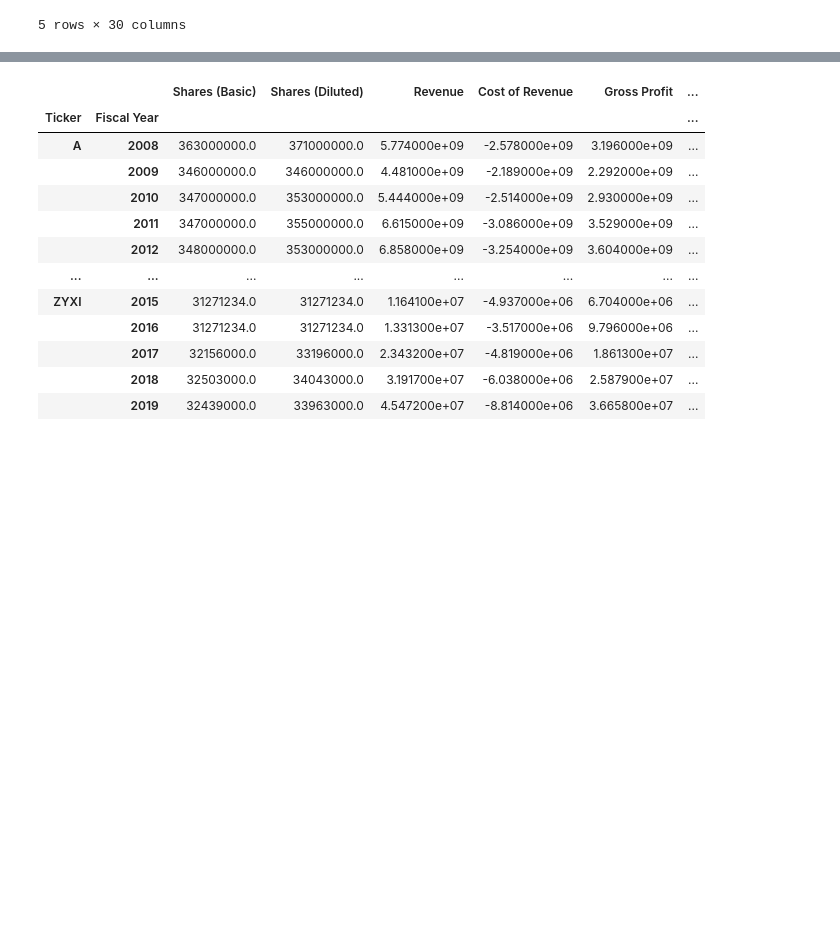
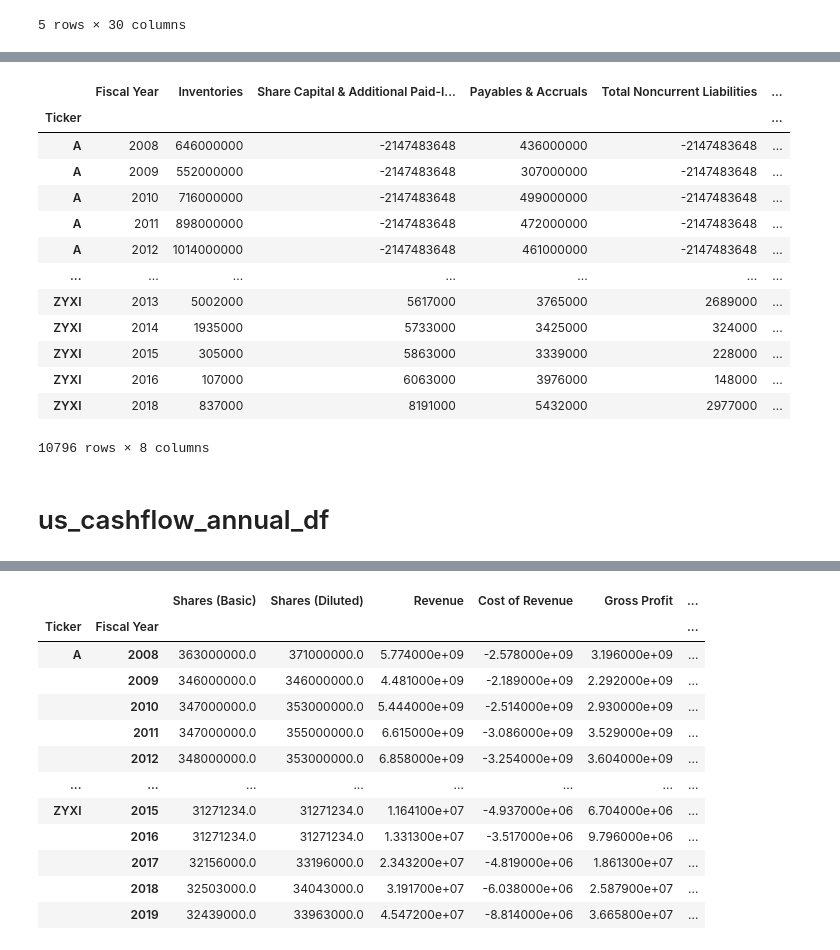
Before and after one commit to MuayThaiLegz/ScientificMethod_ForInvesting-, a Jupyter notebook: barrnun.ipynb, the cells around one changed output, grey strips where cells are left out. Drawn from its saved outputs; the diff is of its cells as text; code cells hidden in the pictures; blank space fills up the shorter version.

```diff
--- a/barrnun.ipynb
+++ b/barrnun.ipynb
@@ -75,9 +48,11 @@ us_balance_annual = pd.read_csv(
     Path('us-balance-annual.csv'),
     parse_dates=True,
     infer_datetime_format=True,
-    delimiter=';'
+    delimiter=';',
+
 )
 
+
 us_balance_annual.head()
 # %% [output]
 |  | Ticker | SimFinId | Currency | Fiscal Year | Fiscal Period | Report Date | Publish Date | Restated Date | ... |
@@ -117,3 +199,35 @@ balance_data.info()
+# %%
+balance_data_neg = balance_data[
+    ["Inventories",
+     "Share Capital & Additional Paid-In Capital",
+     "Payables & Accruals", "Total Noncurrent Liabilities",
+     "Long Term Debt",
+     'Total Liabilities & Equity',
+     'Total Current Liabilities']]
+
+balance_sheet_neg_gold = balance_data_neg.dropna().astype(int)
+# %%
+balance_sheet_neg_gold.reset_index(inplace=True)
+# %%
+balance_sheet_neg_set = balance_sheet_neg_gold.set_index(['Ticker'])
+balance_sheet_neg_set
+# %% [output]
+|  | Fiscal Year | Inventories | Share Capital & Additional Paid-I... | Payables & Accruals | Total Noncurrent Liabilities | ... |
+| Ticker |  |  |  |  |  | ... |
+| A | 2008 | 646000000 | -2147483648 | 436000000 | -2147483648 | ... |
+| A | 2009 | 552000000 | -2147483648 | 307000000 | -2147483648 | ... |
+| A | 2010 | 716000000 | -2147483648 | 499000000 | -2147483648 | ... |
+| A | 2011 | 898000000 | -2147483648 | 472000000 | -2147483648 | ... |
+| A | 2012 | 1014000000 | -2147483648 | 461000000 | -2147483648 | ... |
+| ... | ... | ... | ... | ... | ... | ... |
+| ZYXI | 2013 | 5002000 | 5617000 | 3765000 | 2689000 | ... |
+| ZYXI | 2014 | 1935000 | 5733000 | 3425000 | 324000 | ... |
+| ZYXI | 2015 | 305000 | 5863000 | 3339000 | 228000 | ... |
+| ZYXI | 2016 | 107000 | 6063000 | 3976000 | 148000 | ... |
+| ZYXI | 2018 | 837000 | 8191000 | 5432000 | 2977000 | ... |
+10796 rows × 8 columns
+# %% [markdown]
+# us_cashflow_annual_df
 # %%
 us_cashflow_annual_df = pd.read_csv(
     Path('us-cashflow-annual.csv'),
```
Also changed, not shown: parts of 75 cells of this notebook.
